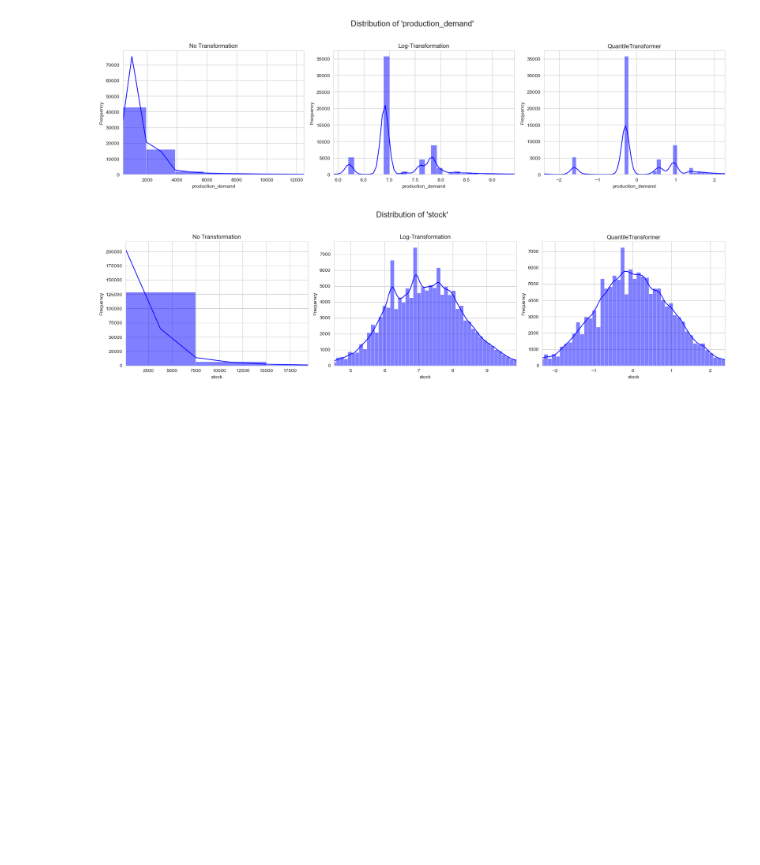
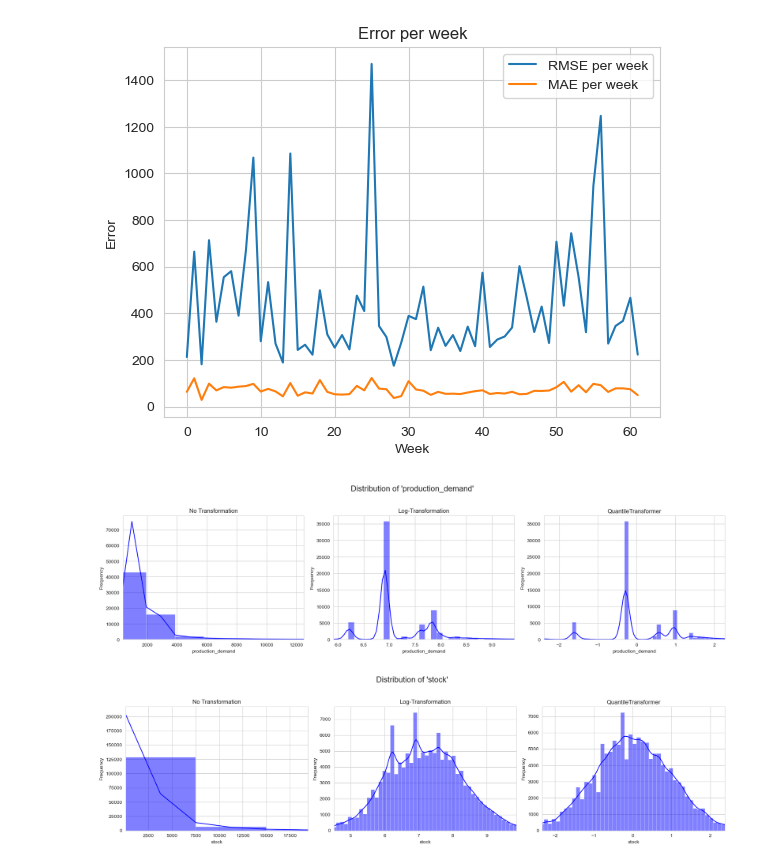
Before and after one commit to Y0d4l3/forecast-ki, a Jupyter notebook: plot.ipynb, the cells around one changed output. Cells and saved outputs as stored; diff of their text form; code cells hidden in the pictures; blank space fills up the shorter version.

Commit message:
added perdict per week

```diff
--- a/plot.ipynb
+++ b/plot.ipynb
@@ -31,3 +31,16 @@ Root Mean Squared Error (RMSE): 226.1498
+# %%
+df = pd.read_csv('data/weekly_evaluation.csv')
+
+plt.plot(df['rmse'], label='RMSE per week')
+plt.plot(df['mae'], label='MAE per week')
+plt.legend()
+plt.title('Error per week')
+plt.xlabel('Week')
+plt.ylabel('Error')
+plt.grid(True)
+plt.show()
+# %% [output]
+[figure, added]
 # %%
 import pandas as pd
 import matplotlib.pyplot as plt
```
Also changed, not shown: parts of 1 cell of this notebook, 3 other files.
